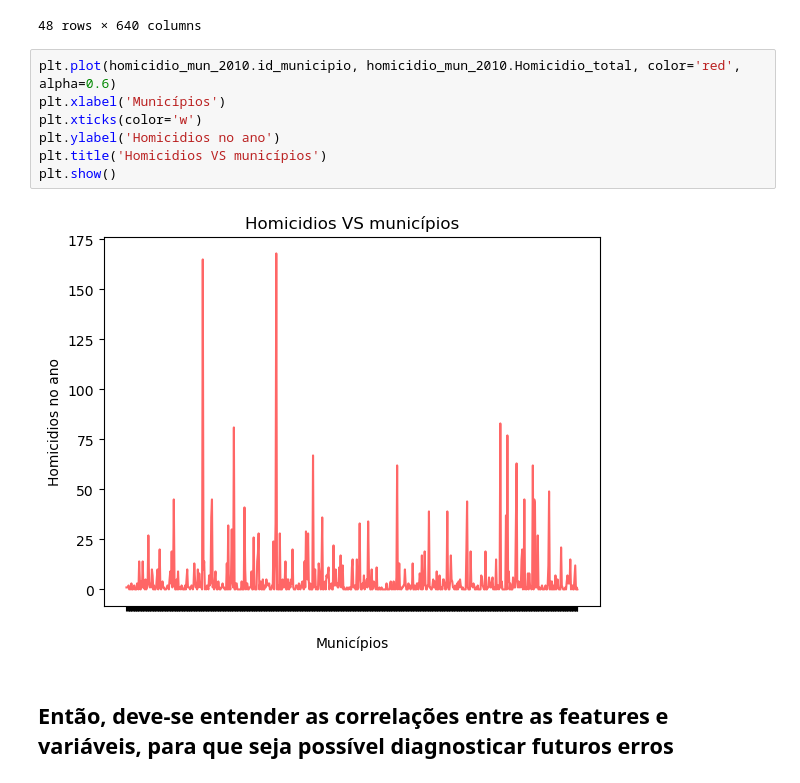
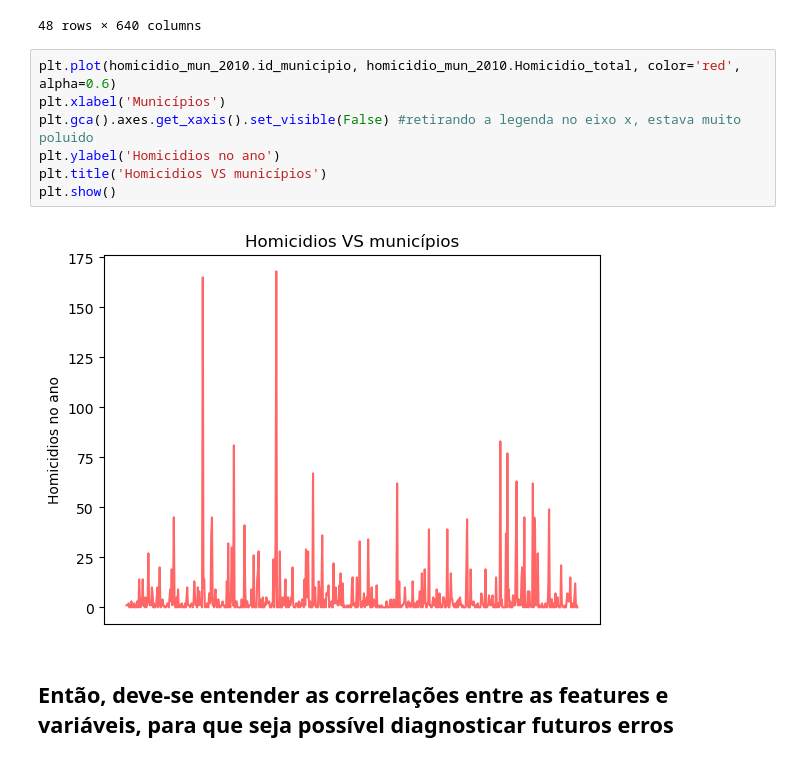
Before and after one commit to felipebns/P2_Cdados, a Jupyter notebook: p2_cdados.ipynb, the cells around one changed output. Drawn from its saved outputs; the diff is of its cells as text.

```diff
--- a/p2_cdados.ipynb
+++ b/p2_cdados.ipynb
@@ -109,12 +109,12 @@ pd.crosstab(homicidio_mun_2010.Homicidio_total, homicidio_mun_2010.id_municipio,
 # %%
 plt.plot(homicidio_mun_2010.id_municipio, homicidio_mun_2010.Homicidio_total, color='red', alpha=0.6)
 plt.xlabel('Municípios')
-plt.xticks(color='w')
+plt.gca().axes.get_xaxis().set_visible(False) #retirando a legenda no eixo x, estava muito poluido
 plt.ylabel('Homicidios no ano')
 plt.title('Homicidios VS municípios')
 plt.show()
 # %% [output]
-[figure, old version]
+[figure, new version]
 # %% [markdown]
  ## Então, deve-se entender as correlações entre as features e variáveis, para que seja possível diagnosticar futuros erros
 # %%
```
